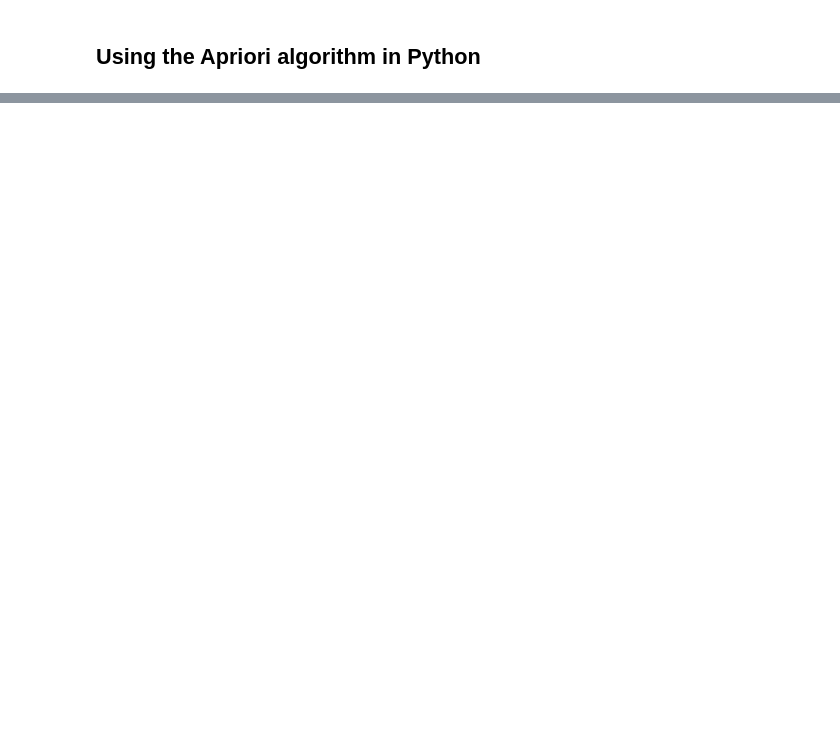
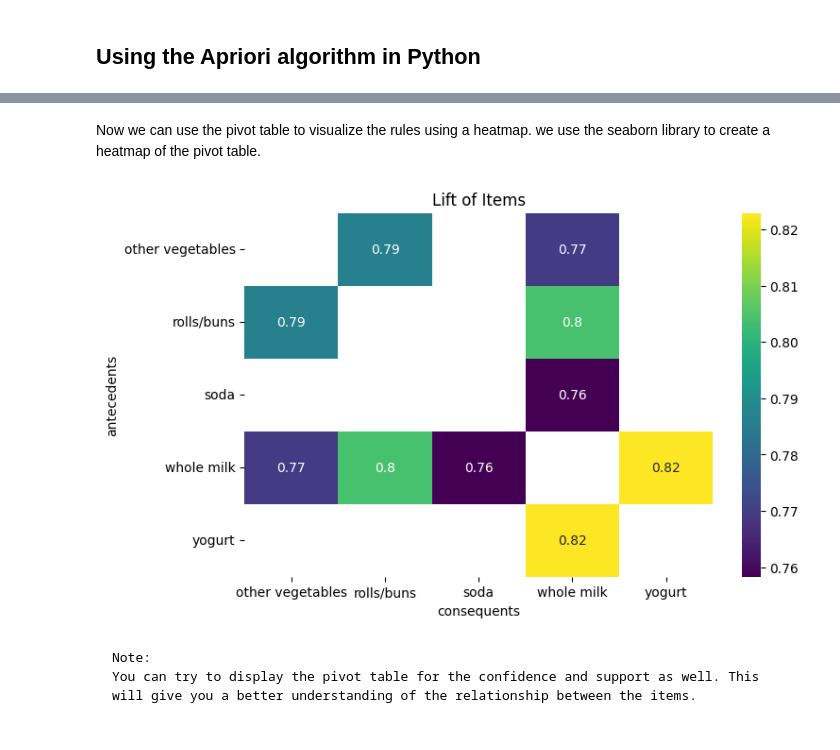
Before and after one commit to safarzadeh-reza/ENGO645-Assignments, a Jupyter notebook: source/notebooks/L3/association_rules.ipynb, the cells around one changed output, grey strips where cells are left out. Cells and saved outputs as stored; diff of their text form; code cells hidden in the pictures; blank space fills up the shorter version.

Commit message:
added apriori doc

````diff
--- a/source/notebooks/L3/association_rules.ipynb
+++ b/source/notebooks/L3/association_rules.ipynb
@@ -189,0 +372,6 @@ warnings.filterwarnings("ignore")
+# %%
+# Build up the frequent items
+frequent_itemsets = apriori(basket_sets, min_support=0.01, use_colnames=True)
+
+# Display the first 5 rows of the dataframe sorted by support
+frequent_itemsets.sort_values(by="support", ascending=False).head(5)
@@ -189,0 +399,6 @@ warnings.filterwarnings("ignore")
+# %%
+# Generate the rules
+rules = association_rules(frequent_itemsets, metric="lift", min_threshold=0.5)
+
+# Display the first 5 rows of the dataframe sorted by confidence
+rules.sort_values(by="lift", ascending=False).head(5)
@@ -189,0 +423,7 @@ warnings.filterwarnings("ignore")
+# %%
+# Convert the frozensets into strings
+rules['antecedents'] = rules['antecedents'].apply(lambda a: ','.join(list(a)))
+rules['consequents'] = rules['consequents'].apply(lambda a: ','.join(list(a)))
+
+# Display the first 5 rows of the dataframe
+rules.head(5)
@@ -189,0 +439,6 @@ warnings.filterwarnings("ignore")
+# %%
+# Create a pivot table for the rules
+pivot_rules = rules.pivot_table(index='antecedents', columns='consequents', values='lift')
+
+# Display the first 5 rows of the dataframe
+pivot_rules.head(5)
@@ -189,0 +453,16 @@ warnings.filterwarnings("ignore")
+# %% [markdown]
+Now we can use the pivot table to visualize the rules using a heatmap. we use the seaborn library to create a heatmap of the pivot table.
+# %%
+# Plot the pivot table
+plt.figure(figsize=(8, 5))
+sns.heatmap(pivot_rules, annot=True, cmap="viridis")
+plt.title("Lift of Items")
+plt.show()
+# %% [output]
+[figure, added]
+# %% [markdown]
+```
+Note:
+You can try to display the pivot table for the confidence and support as well. This will give you a better understanding of the relationship between the items.
+
+```
````
Also changed, not shown: parts of 34 cells of this notebook, 5 other files.
